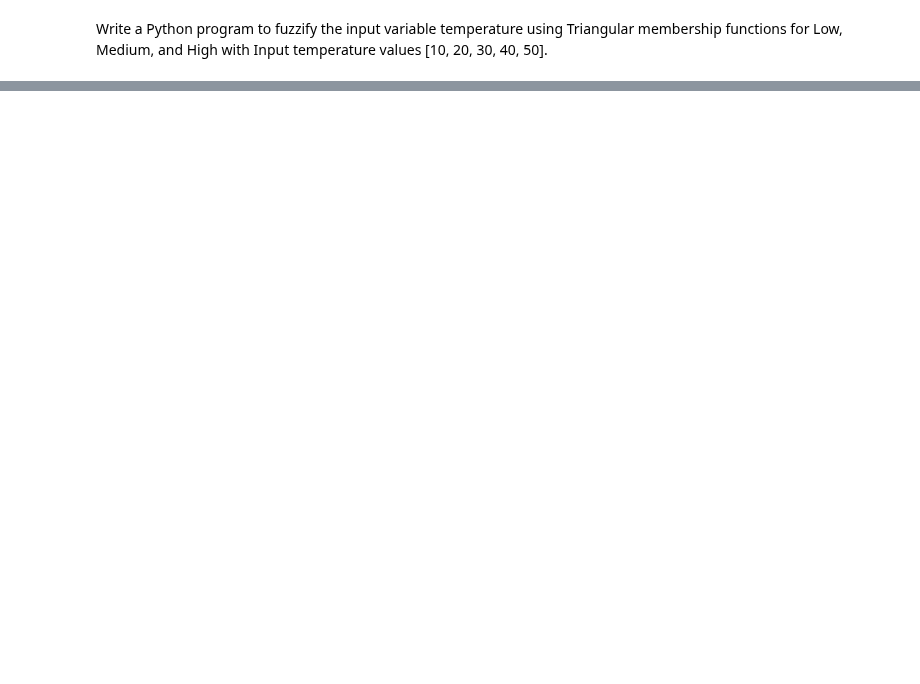
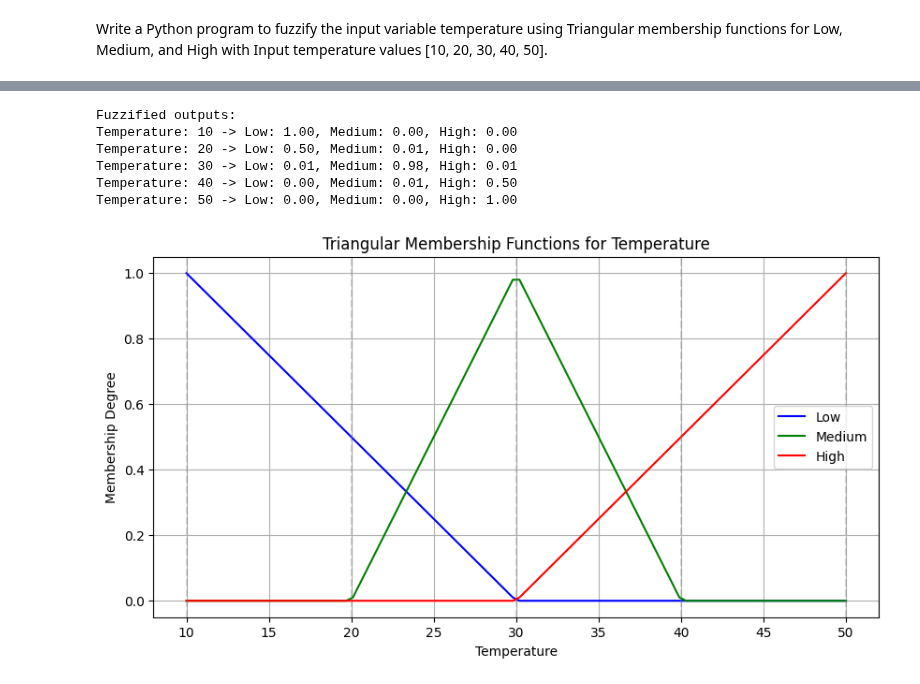
Before and after one commit to Hr15h1/AI_semII, a Jupyter notebook: lab_cycle_II/program_9.ipynb, the cells around one changed output, grey strips where cells are left out. Cells and saved outputs as stored; diff of their text form; code cells hidden in the pictures; blank space fills up the shorter version.

```diff
--- a/lab_cycle_II/program_9.ipynb
+++ b/lab_cycle_II/program_9.ipynb
@@ -25,0 +49,48 @@ plt.show()
+# %%
+import numpy as np
+import skfuzzy as fuzz
+import matplotlib.pyplot as plt
+
+# Step 1: Define temperature universe
+temperature = np.array([10, 20, 30, 40, 50])
+
+# Step 2: Create a finer universe for smooth plotting and calculation
+x_temp = np.linspace(10, 50, 100)
+
+# Step 3: Define triangular membership functions
+low = fuzz.trimf(x_temp, [10, 10, 30])     # Peak at 10, falls off by 30
+medium = fuzz.trimf(x_temp, [20, 30, 40])  # Symmetric around 30
+high = fuzz.trimf(x_temp, [30, 50, 50])    # Rises from 30, peak at 50
+
+# Step 4: Fuzzify the input temperature values
+print("Fuzzified outputs:")
+for temp in temperature:
+    low_val = fuzz.interp_membership(x_temp, low, temp)
+    med_val = fuzz.interp_membership(x_temp, medium, temp)
+    high_val = fuzz.interp_membership(x_temp, high, temp)
+    print(f"Temperature: {temp} -> Low: {low_val:.2f}, Medium: {med_val:.2f}, High: {high_val:.2f}")
+
+# Step 5: Plotting the membership functions
+plt.figure(figsize=(10, 5))
+plt.plot(x_temp, low, label='Low', color='blue')
+plt.plot(x_temp, medium, label='Medium', color='green')
+plt.plot(x_temp, high, label='High', color='red')
+
+# Plot the input points on the curves
+for temp in temperature:
+    plt.axvline(temp, color='gray', linestyle='--', alpha=0.3)
+
+plt.title("Triangular Membership Functions for Temperature")
+plt.xlabel("Temperature")
+plt.ylabel("Membership Degree")
+plt.legend()
+plt.grid(True)
+plt.show()
+# %% [output]
+Fuzzified outputs:
+Temperature: 10 -> Low: 1.00, Medium: 0.00, High: 0.00
+Temperature: 20 -> Low: 0.50, Medium: 0.01, High: 0.00
+Temperature: 30 -> Low: 0.01, Medium: 0.98, High: 0.01
+Temperature: 40 -> Low: 0.00, Medium: 0.01, High: 0.50
+Temperature: 50 -> Low: 0.00, Medium: 0.00, High: 1.00
+[figure, added]
```
Also changed, not shown: parts of 4 cells of this notebook, 17 other files.
